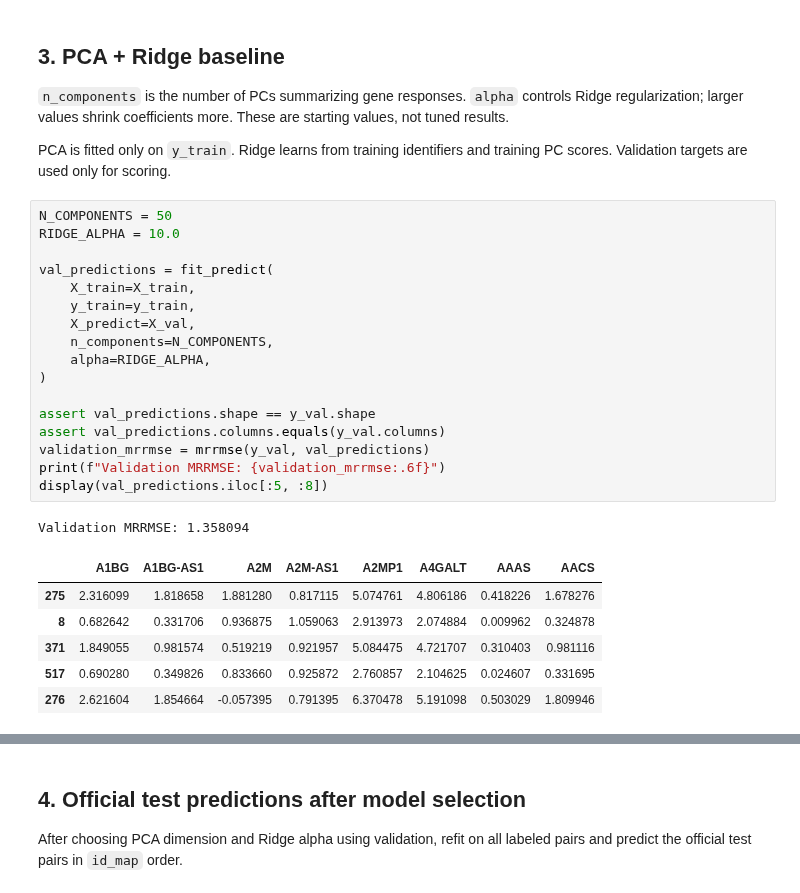
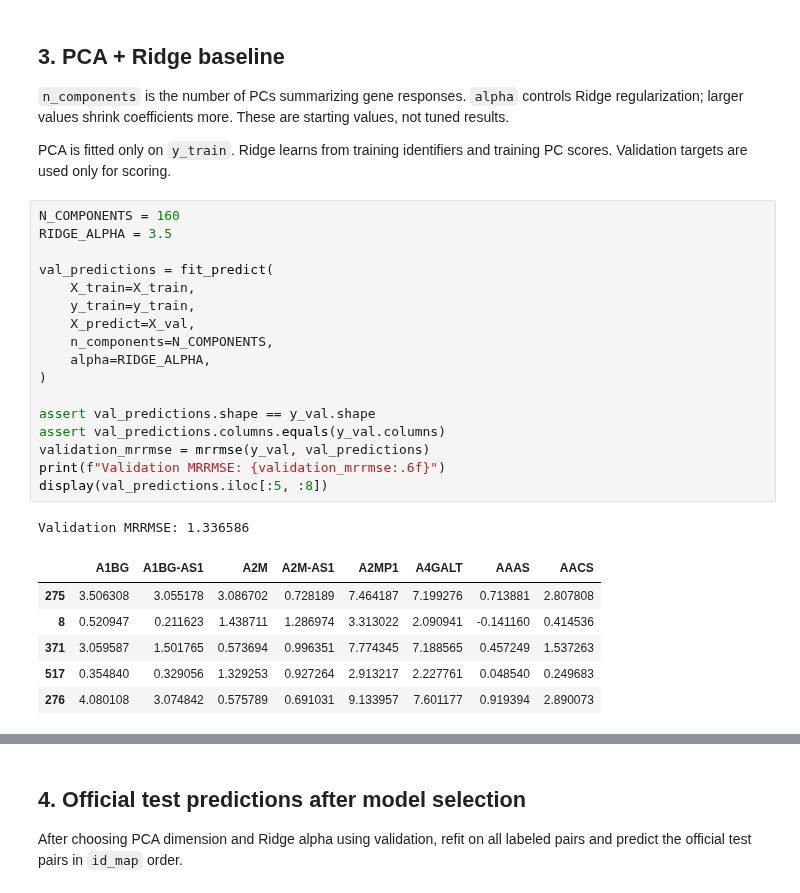
Before and after one commit to hallenfan222/Biomedical-Data-Design, a Jupyter notebook: Singlecell_perturbations/Model_workflow.ipynb, the cells around one changed output, grey strips where cells are left out. Saved outputs shown, nothing was run; the diff lists cells and outputs as text.

```diff
--- a/Singlecell_perturbations/Model_workflow.ipynb
+++ b/Singlecell_perturbations/Model_workflow.ipynb
@@ -125,27 +127,27 @@ X_test:  (255, 2)
 
 PCA is fitted only on `y_train`. Ridge learns from training identifiers and training PC scores. Validation targets are used only for scoring.
 # %%
-N_COMPONENTS = 50
-RIDGE_ALPHA = 10.0
+N_COMPONENTS = 160
+RIDGE_ALPHA = 3.5
 
 val_predictions = fit_predict(
     X_train=X_train,
     y_train=y_train,
     X_predict=X_val,
     n_components=N_COMPONENTS,
     alpha=RIDGE_ALPHA,
 )
 
 assert val_predictions.shape == y_val.shape
 assert val_predictions.columns.equals(y_val.columns)
 validation_mrrmse = mrrmse(y_val, val_predictions)
 print(f"Validation MRRMSE: {validation_mrrmse:.6f}")
 display(val_predictions.iloc[:5, :8])
 # %% [output]
-Validation MRRMSE: 1.358094
+Validation MRRMSE: 1.336586
 |  | A1BG | A1BG-AS1 | A2M | A2M-AS1 | A2MP1 | A4GALT | AAAS | AACS |
-| 275 | 2.316099 | 1.818658 | 1.881280 | 0.817115 | 5.074761 | 4.806186 | 0.418226 | 1.678276 |
-| 8 | 0.682642 | 0.331706 | 0.936875 | 1.059063 | 2.913973 | 2.074884 | 0.009962 | 0.324878 |
-| 371 | 1.849055 | 0.981574 | 0.519219 | 0.921957 | 5.084475 | 4.721707 | 0.310403 | 0.981116 |
-| 517 | 0.690280 | 0.349826 | 0.833660 | 0.925872 | 2.760857 | 2.104625 | 0.024607 | 0.331695 |
-| 276 | 2.621604 | 1.854664 | -0.057395 | 0.791395 | 6.370478 | 5.191098 | 0.503029 | 1.809946 |
+| 275 | 3.506308 | 3.055178 | 3.086702 | 0.728189 | 7.464187 | 7.199276 | 0.713881 | 2.807808 |
+| 8 | 0.520947 | 0.211623 | 1.438711 | 1.286974 | 3.313022 | 2.090941 | -0.141160 | 0.414536 |
+| 371 | 3.059587 | 1.501765 | 0.573694 | 0.996351 | 7.774345 | 7.188565 | 0.457249 | 1.537263 |
+| 517 | 0.354840 | 0.329056 | 1.329253 | 0.927264 | 2.913217 | 2.227761 | 0.048540 | 0.249683 |
+| 276 | 4.080108 | 3.074842 | 0.575789 | 0.691031 | 9.133957 | 7.601177 | 0.919394 | 2.890073 |
```
Also changed, not shown: parts of 6 cells of this notebook, 5 other files.
